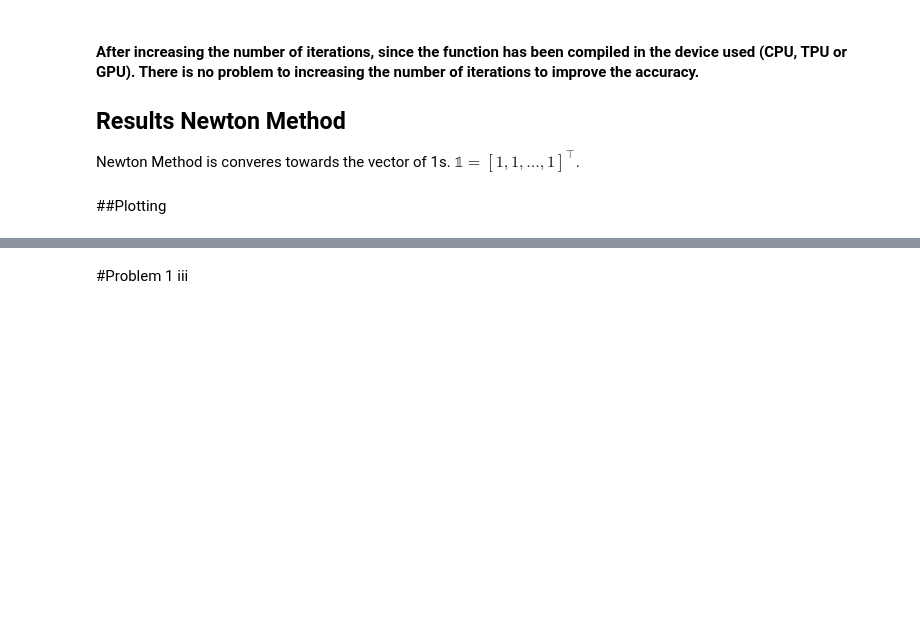
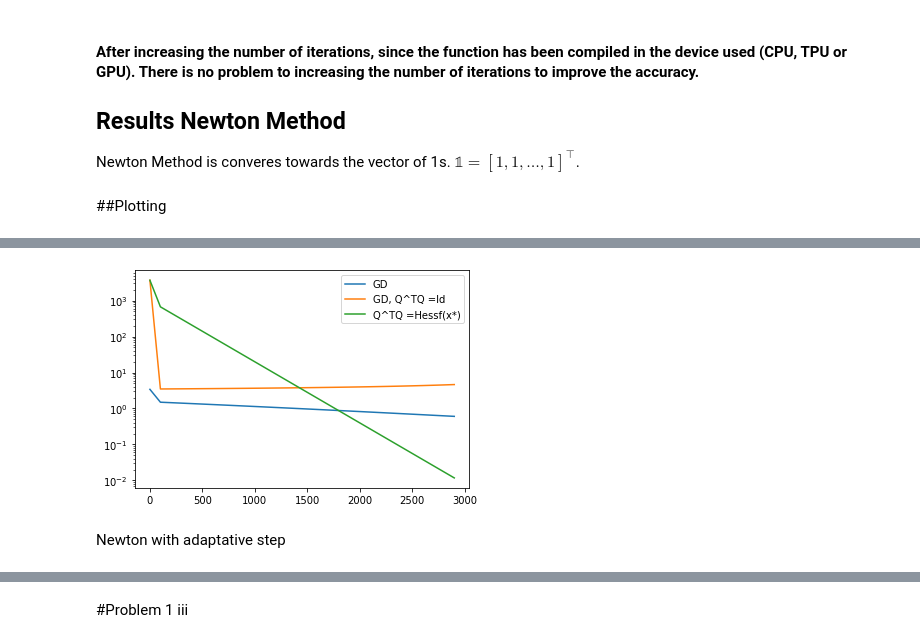
Before and after one commit to JALB-epsilon/CAAM554_Codes, a Jupyter notebook: HW8.ipynb, the cells around one changed output, grey strips where cells are left out. Saved outputs shown, nothing was run; the diff lists cells and outputs as text; code cells hidden in the pictures; blank space fills up the shorter version.

```diff
--- a/HW8.ipynb
+++ b/HW8.ipynb
@@ -306,0 +329,4 @@ axs[1, 1].set_yscale('log')
+# %%
+dim = 10
+xinit= device_put(2*jnp.ones(dim))
+x_sol = device_put(jnp.ones(dim))
@@ -306,0 +394,9 @@ axs[1, 1].set_yscale('log')
+# %%
+#Without scaling
+val_x_gd, val_grad_gd, iter_gd, x_sol_gd  = grad_descent(xinit,
+                                                        alpha = 1e-3,
+                                                        maxIt =maxIt,
+                                                        tol = eps,
+                                                        save_files =save_files,
+                                                        PrintVar =PrintVar,
+                                                        x_sol = x_sol)
@@ -306,0 +421,12 @@ axs[1, 1].set_yscale('log')
+# %%
+H = (random.uniform(key, (dim,dim)))
+Q, R = jnp.linalg.qr(H)
+#with sclaing S^TS = Id
+val_x_gd1, val_grad_gd1, iter_gd1, x_sol_gd1  = grad_descent_scaling(xinit,
+                                                                    S=device_put(Q),
+                                                                    alpha =alpha,
+                                                                    maxIt =maxIt,
+                                                                    tol = eps,
+                                                                    save_files =save_files,
+                                                                    PrintVar =PrintVar,
+                                                                    x_sol = x_sol)
@@ -306,0 +451,12 @@ axs[1, 1].set_yscale('log')
+# %%
+hess_sol = jit_Hess_R(x_sol)
+Q= jax.scipy.linalg.cholesky(hess_sol)
+#with sclaing S^TS = hess
+val_x_gd2, val_grad_gd2, iter_gd2, x_sol_gd2  = grad_descent_scaling(xinit,
+                                                                    S=device_put(Q),
+                                                                    alpha =1,
+                                                                    maxIt =maxIt,
+                                                                    tol = eps,
+                                                                    save_files =save_files,
+                                                                    PrintVar =PrintVar,
+                                                                     x_sol = x_sol)
@@ -306,0 +481,11 @@ axs[1, 1].set_yscale('log')
+# %%
+
+plt.plot(iter_gd, val_x_gd)
+plt.plot(iter_gd1, val_grad_gd1)
+plt.plot(iter_gd2, val_grad_gd2)
+plt.yscale('log')
+plt.legend(["GD", "GD, Q^TQ =Id",  "Q^TQ =Hessf(x*)"]);
+# %% [output]
+[figure, added]
+# %% [markdown]
+Newton with adaptative step
```
Also changed, not shown: parts of 37 cells of this notebook.
